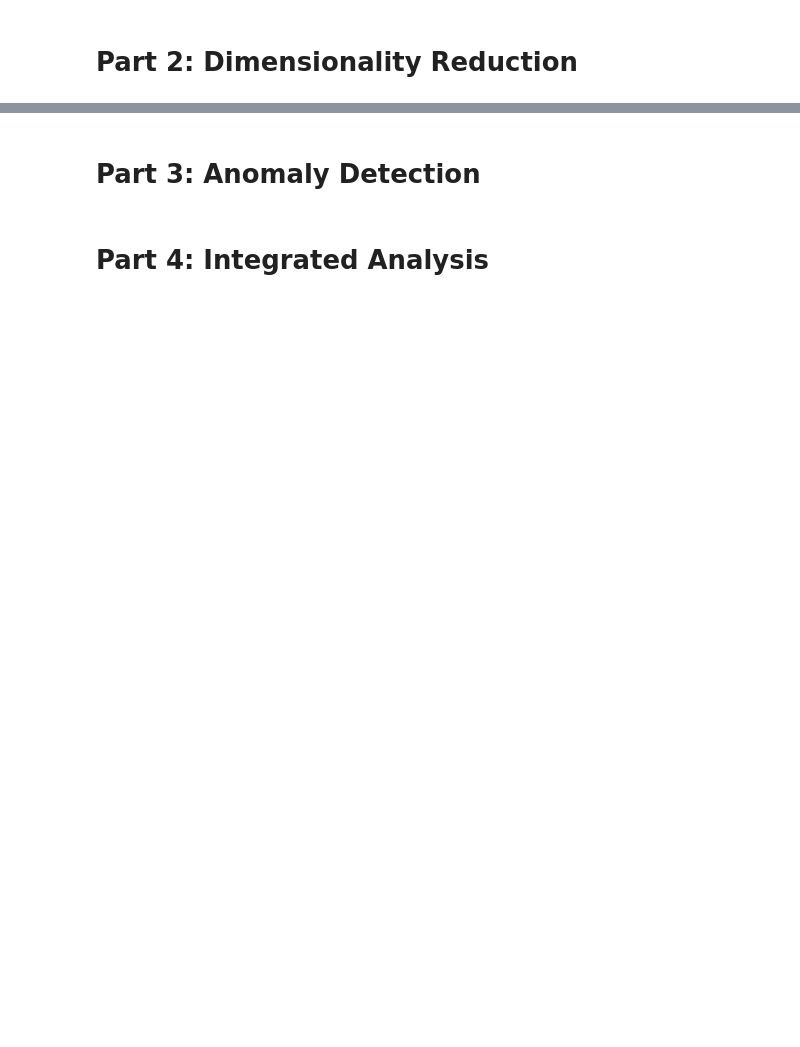
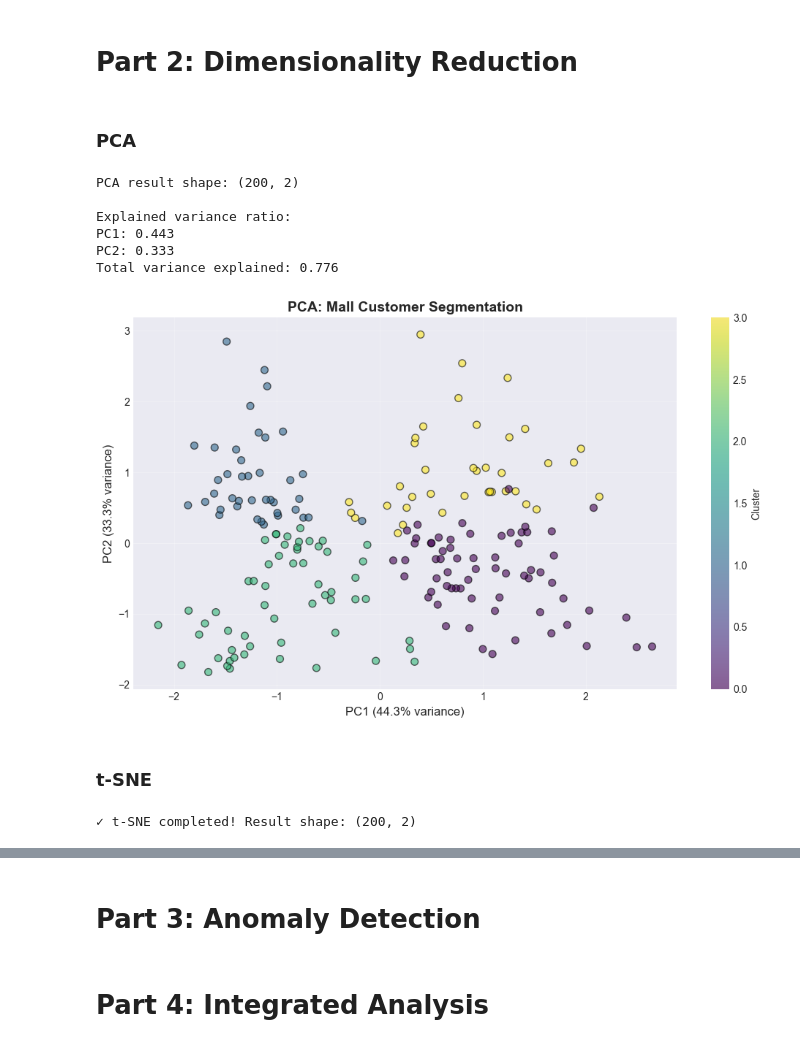
Before and after one commit to Timitan/COMP9130_MP, a Jupyter notebook: mini-project-3/notebooks/analysis.ipynb, the cells around one changed output, grey strips where cells are left out. Drawn from its saved outputs; the diff is of its cells as text; code cells hidden in the pictures; blank space fills up the shorter version.

```diff
--- a/mini-project-3/notebooks/analysis.ipynb
+++ b/mini-project-3/notebooks/analysis.ipynb
@@ -255,2 +236,44 @@ array([ 303.59677996,  331.46486206,  317.53082101,  359.33294416,
 # %% [markdown]
 # Part 2: Dimensionality Reduction
+# %% [markdown]
+### PCA
+# %%
+# PCA
+pca = PCA(n_components=2)
+X_pca = pca.fit_transform(X_scaled)
+
+print(f"PCA result shape: {X_pca.shape}")
+print(f"\nExplained variance ratio:")
+print(f"PC1: {pca.explained_variance_ratio_[0]:.3f}")
+print(f"PC2: {pca.explained_variance_ratio_[1]:.3f}")
+print(f"Total variance explained: {pca.explained_variance_ratio_.sum():.3f}")
+# %% [output]
+PCA result shape: (200, 2)
+
+Explained variance ratio:
+PC1: 0.443
+PC2: 0.333
+Total variance explained: 0.776
+# %%
+plt.figure(figsize=(10, 6))
+scatter = plt.scatter(X_pca[:, 0], X_pca[:, 1], c=cluster_labels,
+                     cmap='viridis', alpha=0.6, edgecolors='k', s=50)
+plt.xlabel(f'PC1 ({pca.explained_variance_ratio_[0]:.1%} variance)', fontsize=12)
+plt.ylabel(f'PC2 ({pca.explained_variance_ratio_[1]:.1%} variance)', fontsize=12)
+plt.title('PCA: Mall Customer Segmentation', fontsize=14, fontweight='bold')
+plt.colorbar(scatter, label='Cluster')
+plt.grid(True, alpha=0.3)
+plt.tight_layout()
+plt.show()
+# %% [output]
+[figure, added]
+# %% [markdown]
+### t-SNE
+# %%
+# t-SNE
+tsne = TSNE(n_components=2, perplexity=30, random_state=42)
+X_tsne = tsne.fit_transform(X_scaled)
+
+print(f"✓ t-SNE completed! Result shape: {X_tsne.shape}")
+# %% [output]
+✓ t-SNE completed! Result shape: (200, 2)
```
Also changed, not shown: parts of 8 cells of this notebook.
